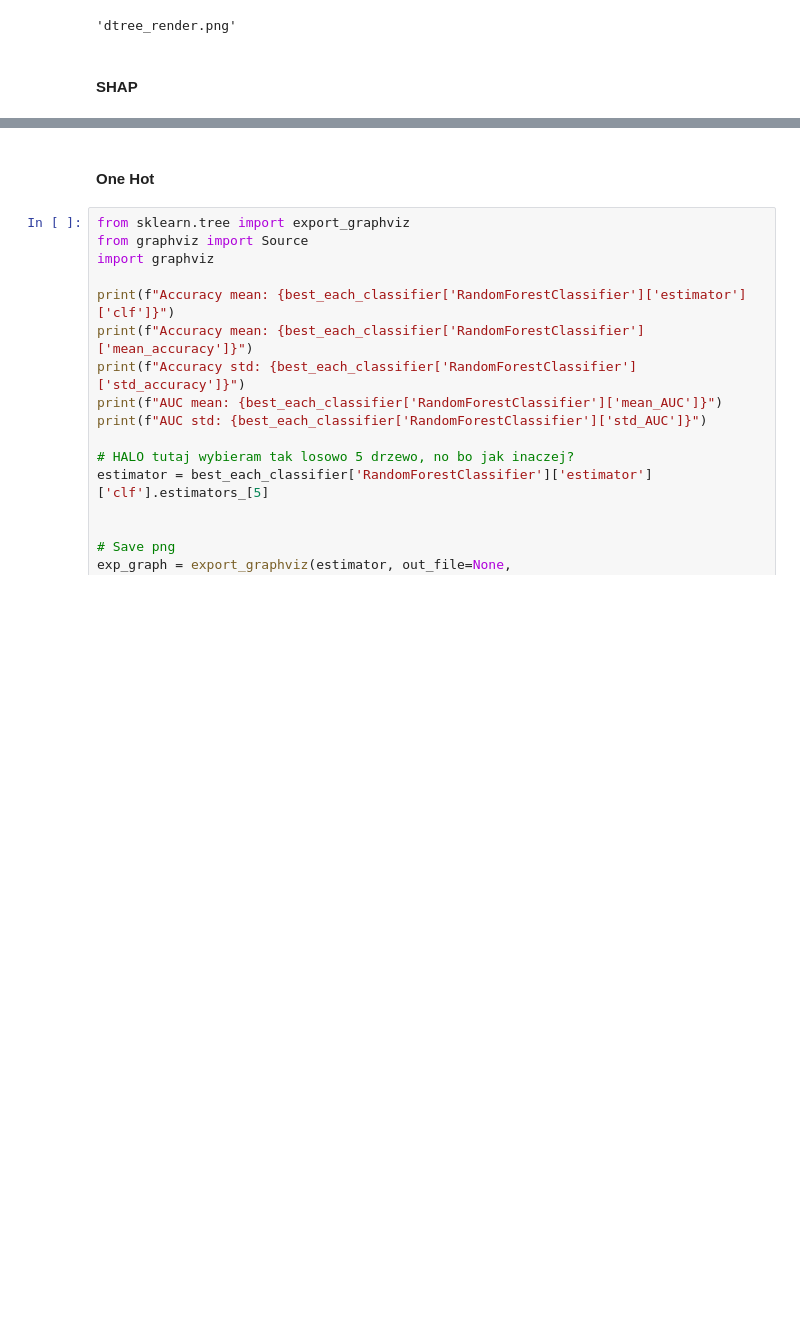
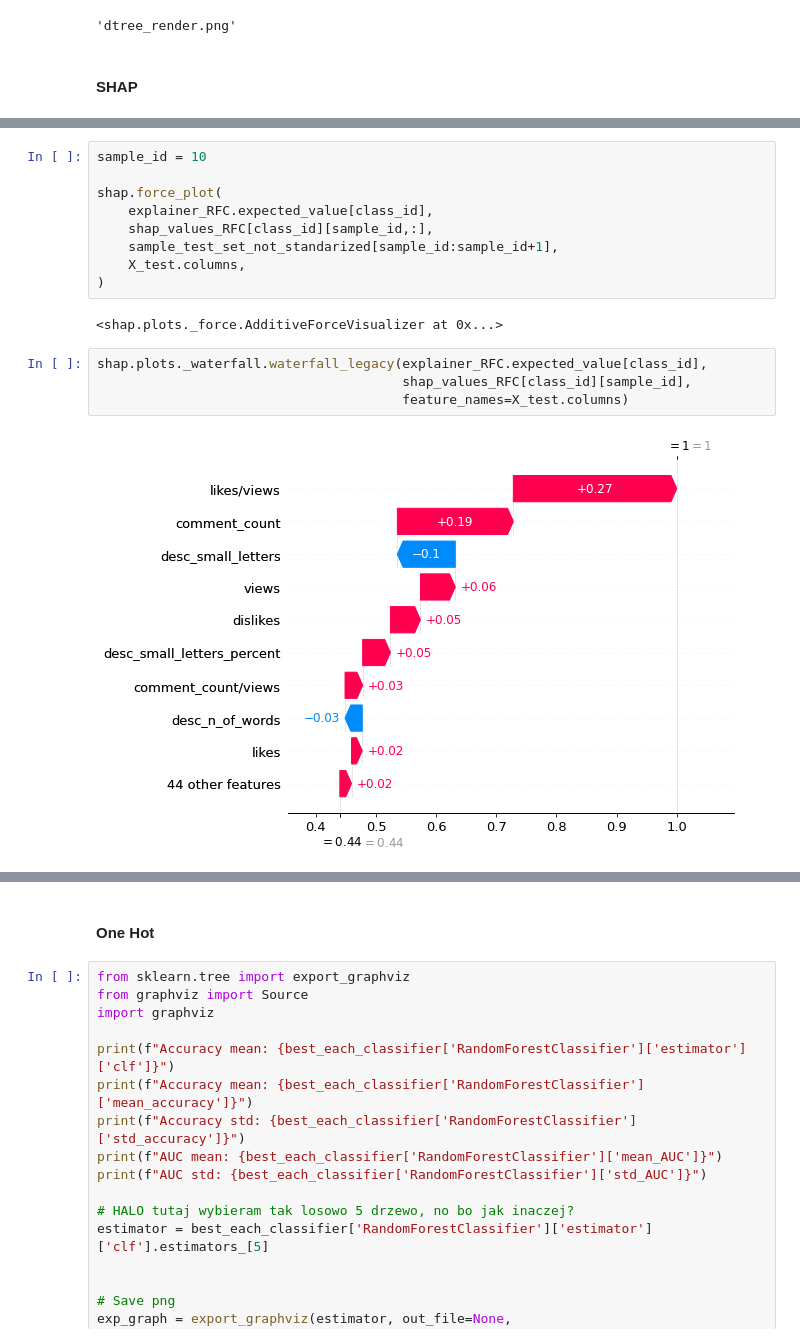
Before and after one commit to AdamKlejda/PED_YT, a Jupyter notebook: notebooks/Etap6/Untitled.ipynb, the cells around one changed output, grey strips where cells are left out. Saved outputs shown, nothing was run; the diff lists cells and outputs as text; blank space fills up the shorter version.

```diff
--- a/notebooks/Etap6/Untitled.ipynb
+++ b/notebooks/Etap6/Untitled.ipynb
@@ -483,0 +520,17 @@ shap.summary_plot(shap_values[0], X_test)
+# %%
+sample_id = 10
+
+shap.force_plot(
+    explainer_RFC.expected_value[class_id],
+    shap_values_RFC[class_id][sample_id,:],
+    sample_test_set_not_standarized[sample_id:sample_id+1],
+    X_test.columns,
+)
+# %% [output]
+<shap.plots._force.AdditiveForceVisualizer at 0x...>
+# %%
+shap.plots._waterfall.waterfall_legacy(explainer_RFC.expected_value[class_id],
+                                       shap_values_RFC[class_id][sample_id],
+                                       feature_names=X_test.columns)
+# %% [output]
+[figure, added]
```
Also changed, not shown: parts of 30 cells of this notebook, 57 other files.
